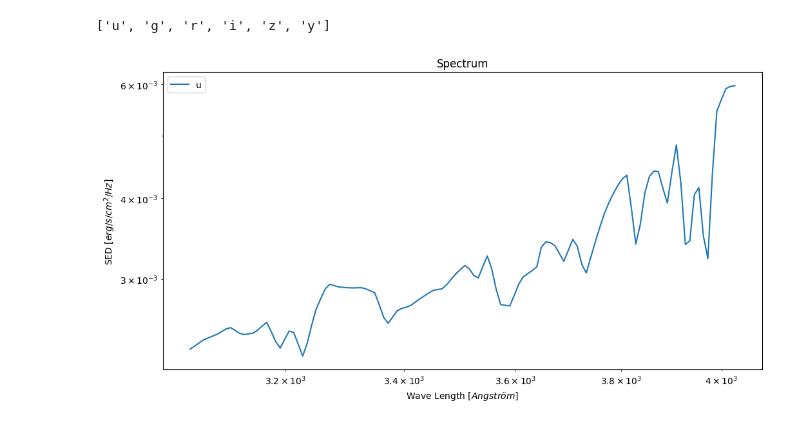
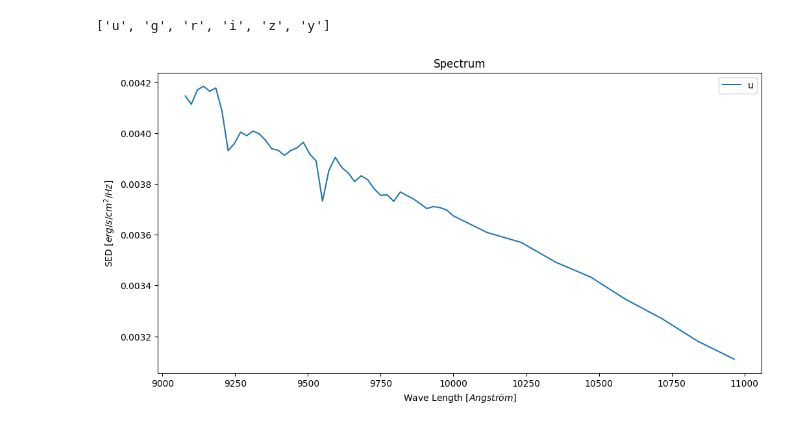
Before and after one commit to johannct/M2_Stage_Code, a Jupyter notebook: Simulation/SED_Study.ipynb, the cells around one changed output. Cells and saved outputs as stored; diff of their text form; code cells hidden in the pictures.

```diff
--- a/Simulation/SED_Study.ipynb
+++ b/Simulation/SED_Study.ipynb
@@ -36,6 +36,6 @@ refSpectum.bands_name
 # %% [output]
 ['u', 'g', 'r', 'i', 'z', 'y']
 # %%
-refSpectum.plot(band="u", loglog=True, label="u");
+refSpectum.plot(band="y", loglog=False, label="u");
 # %% [output]
-[figure, old version]
+[figure, new version]
```
Also changed, not shown: parts of 9 cells of this notebook, 3 other files.
